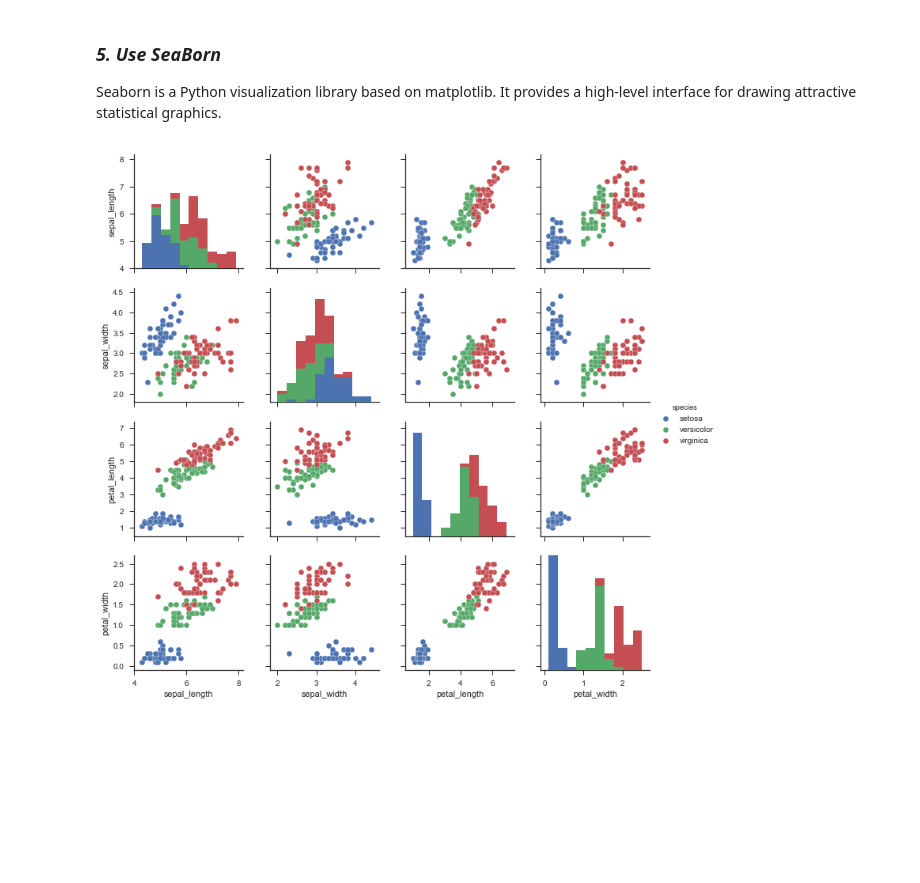
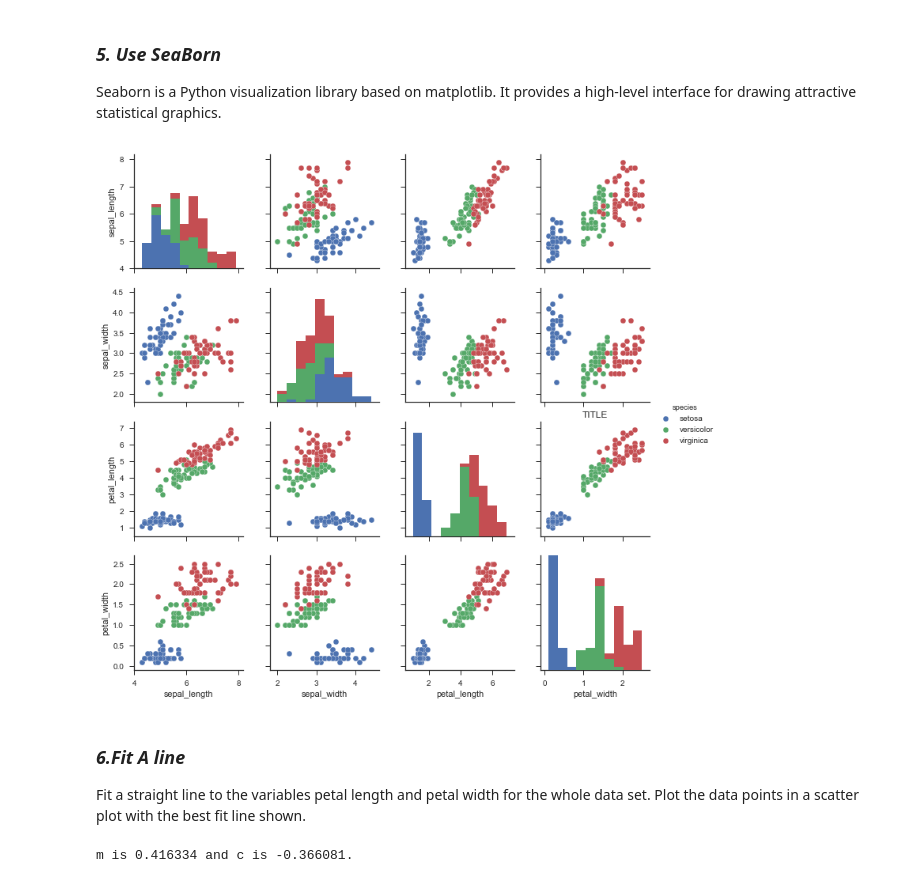
Before and after one commit to heanuea/Problem-set-Jupyter-pyplot-and-numpy, a Jupyter notebook: IrisData.ipynb, the cells around one changed output. Drawn from its saved outputs; the diff is of its cells as text; code cells hidden in the pictures; blank space fills up the shorter version.

```diff
--- a/IrisData.ipynb
+++ b/IrisData.ipynb
@@ -101,8 +101,23 @@ import seaborn as sns #Importing seaborn
 # %%
 sns.set(style="ticks")
 
 df = sns.load_dataset("iris")
 sns.pairplot(df, hue="species")
+
+plt.title('TITLE')
 plt.show()
 # %% [output]
-[figure, old version]
+[figure, new version]
+# %% [markdown]
+### **_6.Fit A line_**
+
+Fit a straight line to the variables petal length and petal width for the whole data set. Plot the data points in a scatter plot with the best fit line shown.
+# %%
+#
+petal_length = np.array(petal_length).astype(np.float)
+petal_width = np.array(petal_width).astype(np.float)
+m,c=np.polyfit(petal_length, petal_width, 1)
+
+print("m is %8.6f and c is %6.6f." % (m, c))
+# %% [output]
+m is 0.416334 and c is -0.366081.
```
Also changed, not shown: parts of 3 cells of this notebook.
